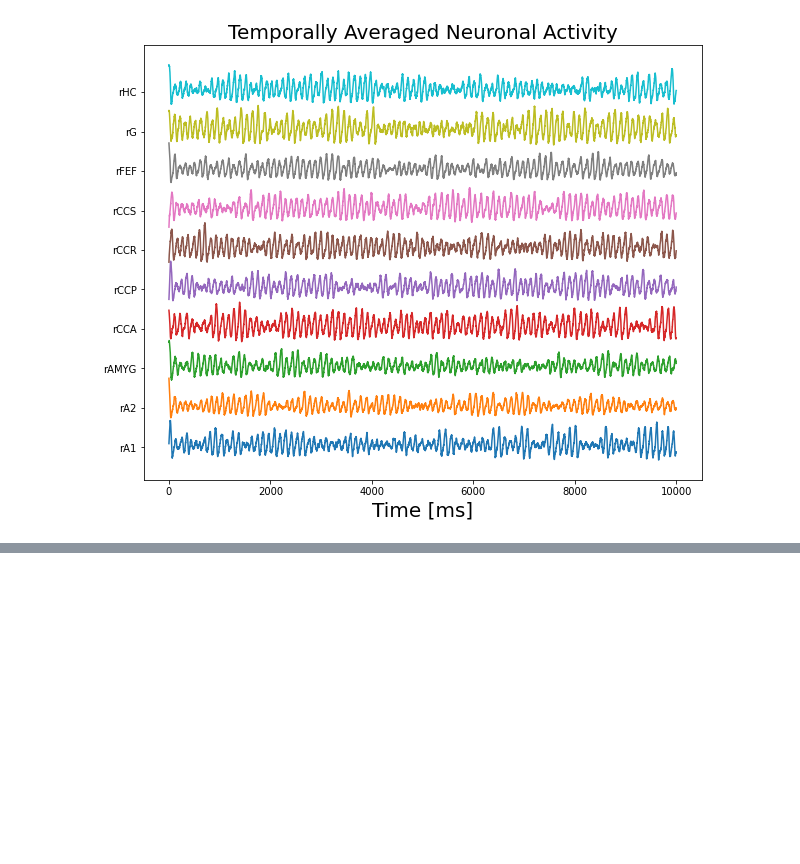
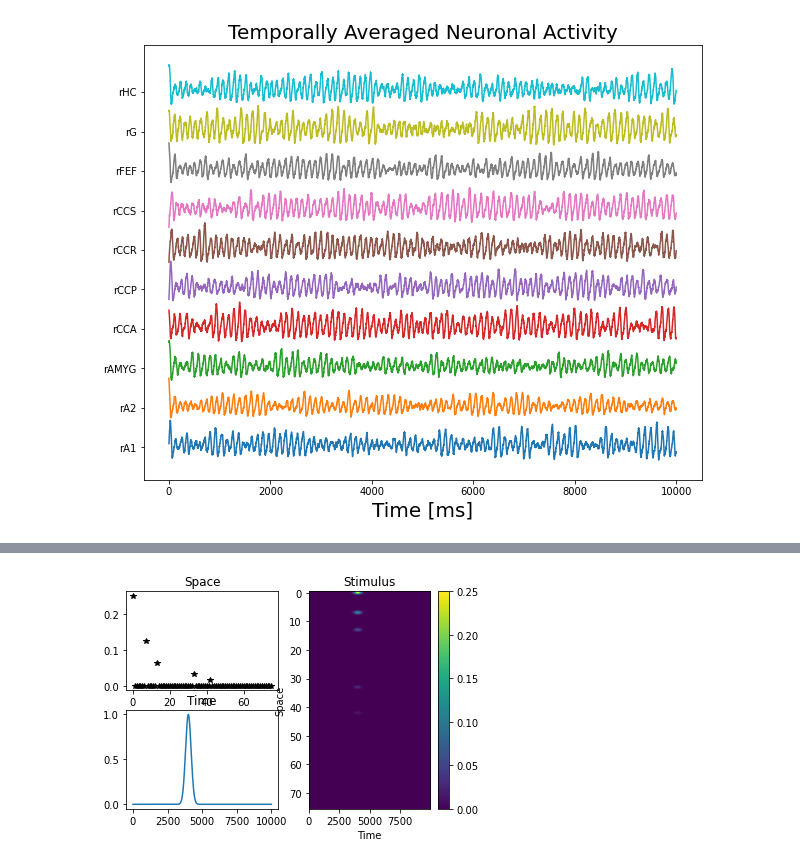
Before and after one commit to i-Zaak/tvb_tutorials, a Jupyter notebook: 1_TVB_First_steps.ipynb, the cells around one changed output, grey strips where cells are left out. Drawn from its saved outputs; the diff is of its cells as text; code cells hidden in the pictures; blank space fills up the shorter version.

```diff
--- a/1_TVB_First_steps.ipynb
+++ b/1_TVB_First_steps.ipynb
@@ -300,0 +288,6 @@ plt.show()
+# %%
+# temporal profile
+eqn_t = equations.Gaussian()
+eqn_t.parameters["midpoint"] = 4000.0 # ms
+eqn_t.parameters["sigma"] = 200.0 # ms
+eqn_t
@@ -300,0 +302,4 @@ plt.show()
+# %%
+stimulus = patterns.StimuliRegion(temporal=eqn_t,
+                                  connectivity=conn,
+                                  weight=weighting)
@@ -300,0 +316,6 @@ plt.show()
+# %%
+stimulus.configure_space()
+stimulus.configure_time(np.arange(0., 10e3))
+plot_pattern(stimulus)
+# %% [output]
+[figure, added]
```
Also changed, not shown: parts of 29 cells of this notebook, 4 other files.
